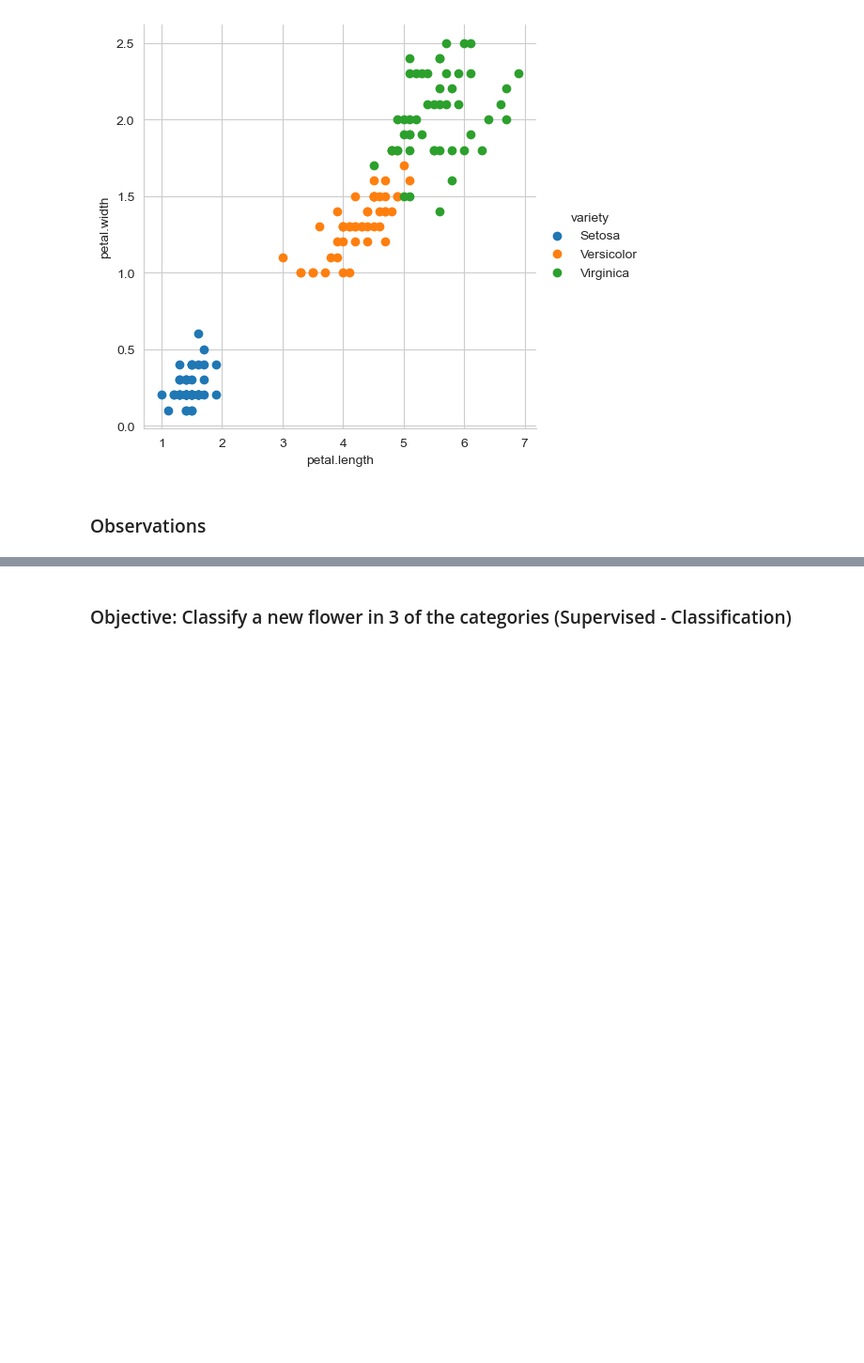
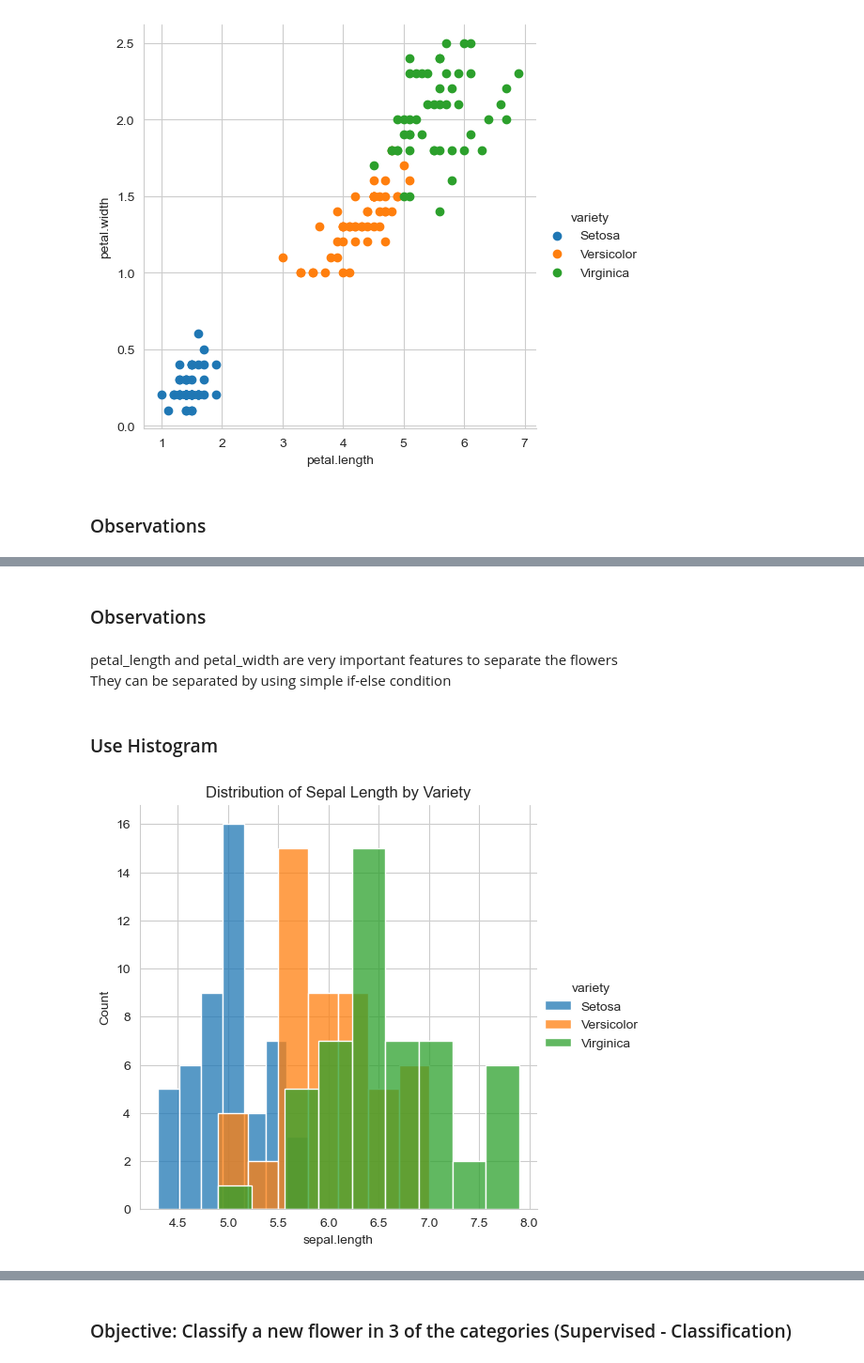
Before and after one commit to nillakash7/machinelearning, a Jupyter notebook: practice/eda.ipynb, the cells around one changed output, grey strips where cells are left out. Shown at 94% size. Cells and saved outputs as stored; diff of their text form; code cells hidden in the pictures; blank space fills up the shorter version.

```diff
--- a/practice/eda.ipynb
+++ b/practice/eda.ipynb
@@ -76,0 +85,13 @@ Separating Versicolor from Virginica is challenging using sepal.length & sepal.w
+# %% [markdown]
+### Observations
+# %% [markdown]
+petal_length and petal_width are very important features to separate the flowers <br>
+They can be separated by using simple if-else condition
+# %% [markdown]
+### Use Histogram
+# %%
+sns.FacetGrid(data, hue="variety", height=5).map(sns.histplot, "sepal.length").add_legend()
+plt.title('Distribution of Sepal Length by Variety')
+plt.show()
+# %% [output]
+[figure, added]
```
Also changed, not shown: parts of 7 cells of this notebook.
